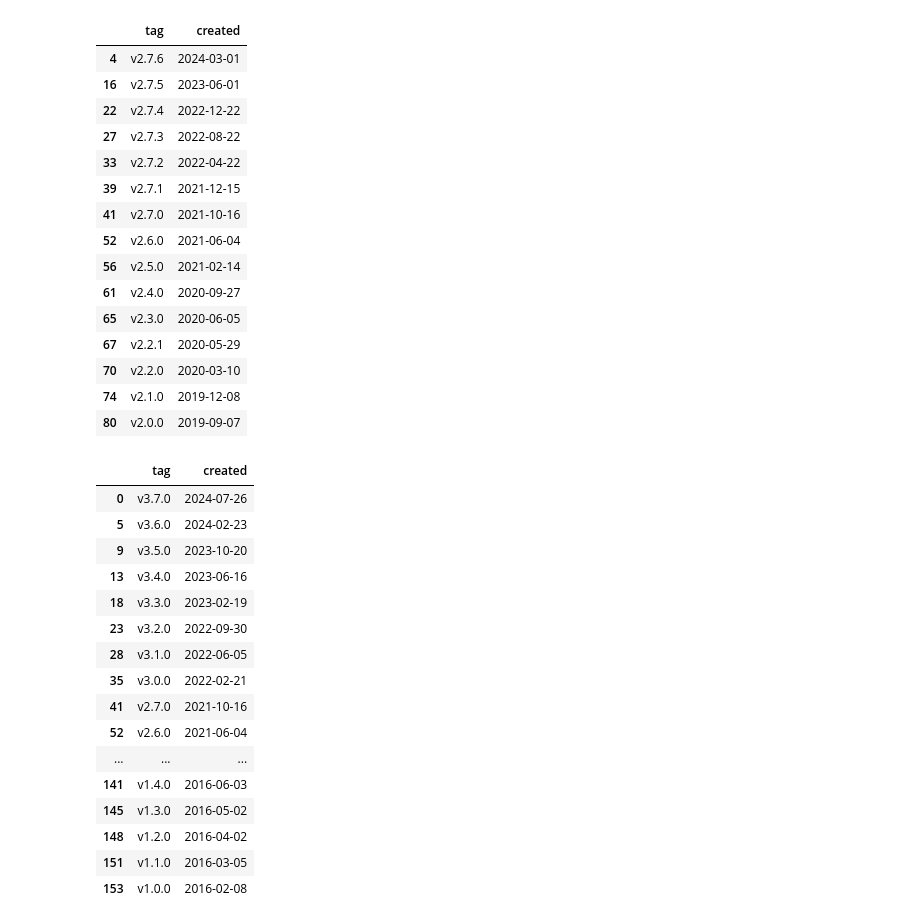
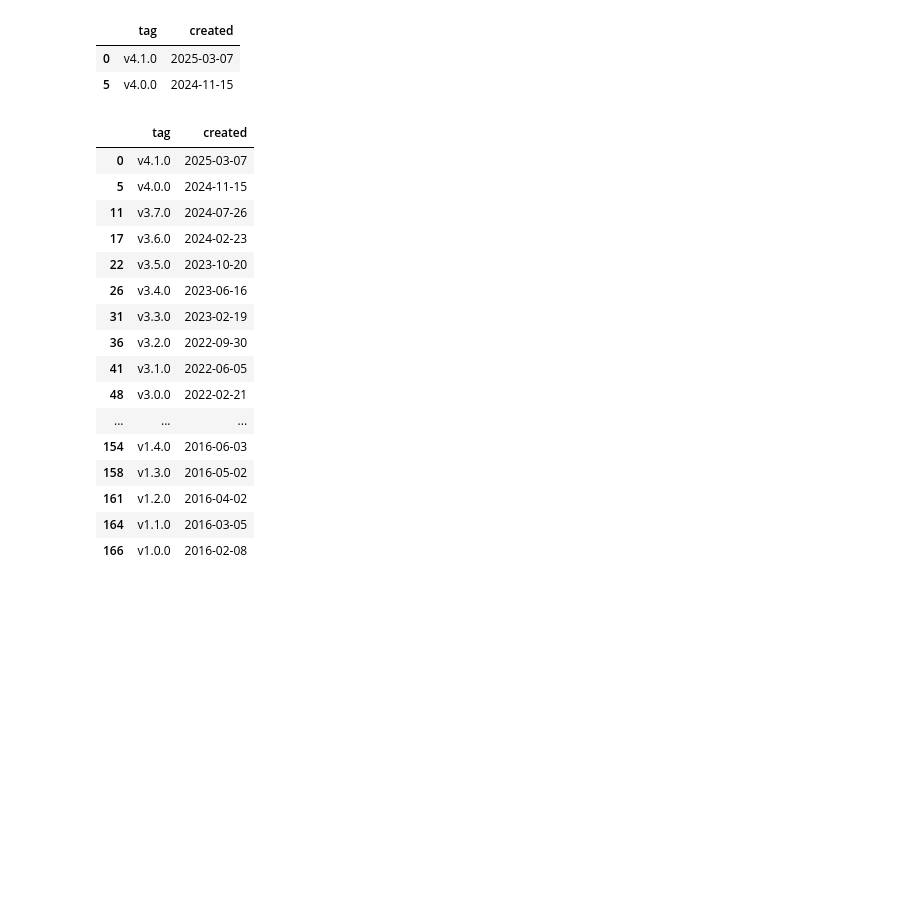
Before and after one commit to tiacsys/zephyr-analytics, a Jupyter notebook: notebooks/zephyr-release-dates.ipynb, the cells around one changed output. Cells and saved outputs as stored; diff of their text form; code cells hidden in the pictures; blank space fills up the shorter version.

```diff
--- a/notebooks/zephyr-release-dates.ipynb
+++ b/notebooks/zephyr-release-dates.ipynb
@@ -5,8 +5,8 @@ import matplotlib.pyplot as plt
 import datetime as datetime
 import matplotlib.dates as mdates
 # %%
-tags = pd.read_csv('../data/zephyr_tags_with_date.csv',names=["tag", "created"], header=0)
+tags = pd.read_csv('../data/zephyr_tags_with_date.csv',names=["tag", "created"], header=None)
 # %%
-tags=tags[ ~(tags.tag.str.contains('rc')) & ~(tags.tag.str.contains('99')) ]
+tags=tags[ ~(tags.tag.str.contains('rc')) & ~(tags.tag.str.contains('99'))& ~(tags.tag.str.contains('mergebase')) ]
 tags['created']= pd.to_datetime(tags['created'])
 # %%
@@ -16,44 +16,31 @@ def filter_by_major(tags,major="v1"):
 def filter_by_patch(tags, patch=".0"):
     return tags[tags.tag.str.contains(patch)]
 # %%
-filter_by_major(tags,'v2')
+filter_by_major(tags,'v4')
 # %% [output]
 |  | tag | created |
-| 4 | v2.7.6 | 2024-03-01 |
-| 16 | v2.7.5 | 2023-06-01 |
-| 22 | v2.7.4 | 2022-12-22 |
-| 27 | v2.7.3 | 2022-08-22 |
-| 33 | v2.7.2 | 2022-04-22 |
-| 39 | v2.7.1 | 2021-12-15 |
-| 41 | v2.7.0 | 2021-10-16 |
-| 52 | v2.6.0 | 2021-06-04 |
-| 56 | v2.5.0 | 2021-02-14 |
-| 61 | v2.4.0 | 2020-09-27 |
-| 65 | v2.3.0 | 2020-06-05 |
-| 67 | v2.2.1 | 2020-05-29 |
-| 70 | v2.2.0 | 2020-03-10 |
-| 74 | v2.1.0 | 2019-12-08 |
-| 80 | v2.0.0 | 2019-09-07 |
+| 0 | v4.1.0 | 2025-03-07 |
+| 5 | v4.0.0 | 2024-11-15 |
 # %%
 filter_by_patch(tags)
 # %% [output]
 |  | tag | created |
-| 0 | v3.7.0 | 2024-07-26 |
-| 5 | v3.6.0 | 2024-02-23 |
-| 9 | v3.5.0 | 2023-10-20 |
-| 13 | v3.4.0 | 2023-06-16 |
-| 18 | v3.3.0 | 2023-02-19 |
-| 23 | v3.2.0 | 2022-09-30 |
-| 28 | v3.1.0 | 2022-06-05 |
-| 35 | v3.0.0 | 2022-02-21 |
-| 41 | v2.7.0 | 2021-10-16 |
-| 52 | v2.6.0 | 2021-06-04 |
+| 0 | v4.1.0 | 2025-03-07 |
+| 5 | v4.0.0 | 2024-11-15 |
+| 11 | v3.7.0 | 2024-07-26 |
+| 17 | v3.6.0 | 2024-02-23 |
+| 22 | v3.5.0 | 2023-10-20 |
+| 26 | v3.4.0 | 2023-06-16 |
+| 31 | v3.3.0 | 2023-02-19 |
+| 36 | v3.2.0 | 2022-09-30 |
+| 41 | v3.1.0 | 2022-06-05 |
+| 48 | v3.0.0 | 2022-02-21 |
 | ... | ... | ... |
-| 141 | v1.4.0 | 2016-06-03 |
-| 145 | v1.3.0 | 2016-05-02 |
-| 148 | v1.2.0 | 2016-04-02 |
-| 151 | v1.1.0 | 2016-03-05 |
-| 153 | v1.0.0 | 2016-02-08 |
+| 154 | v1.4.0 | 2016-06-03 |
+| 158 | v1.3.0 | 2016-05-02 |
+| 161 | v1.2.0 | 2016-04-02 |
+| 164 | v1.1.0 | 2016-03-05 |
+| 166 | v1.0.0 | 2016-02-08 |
 # %%
 tags['created']
 # %% [output]
```
Also changed, not shown: parts of 5 cells of this notebook, 4 other files.
